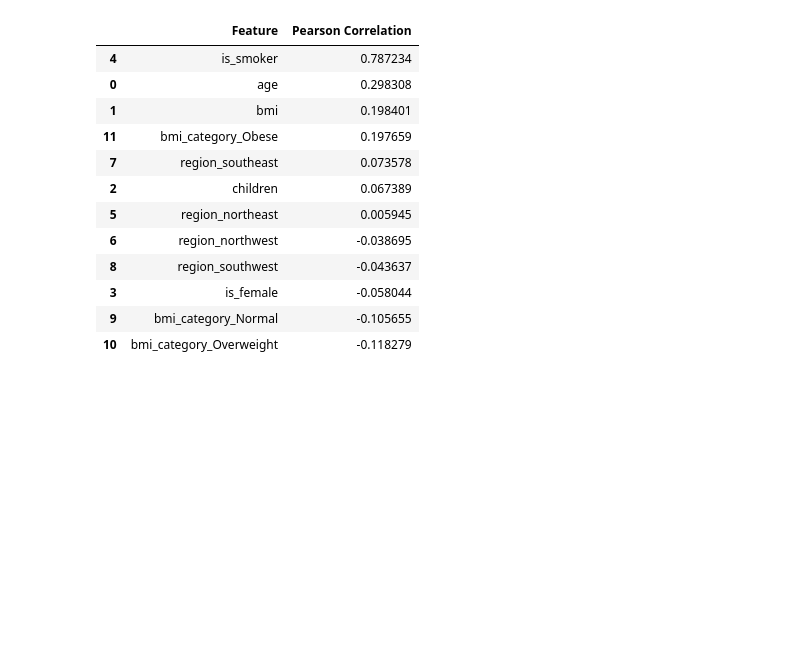
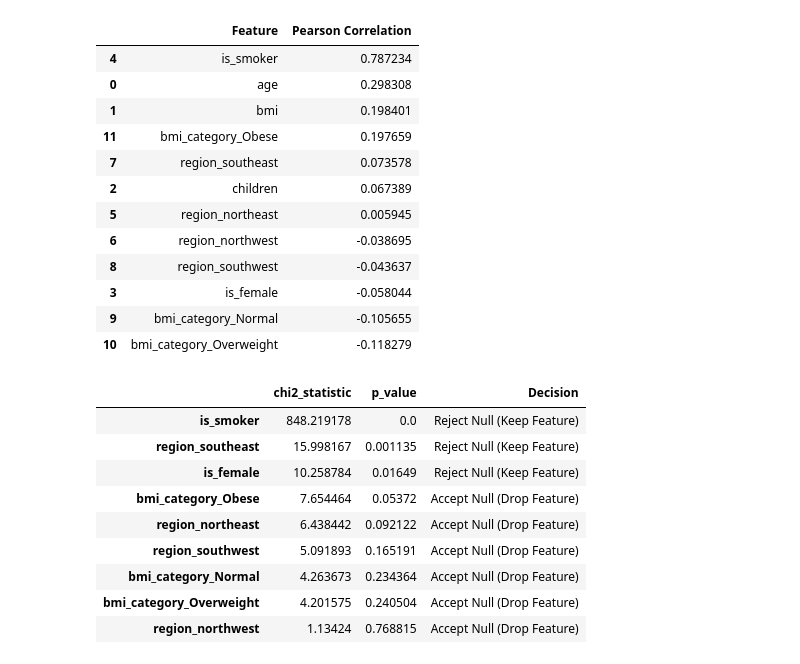
Before and after one commit to Zafar-Ashfak/Machine-Learning, a Jupyter notebook: eda.ipynb, the cells around one changed output. Saved outputs shown, nothing was run; the diff lists cells and outputs as text; code cells hidden in the pictures; blank space fills up the shorter version.

```diff
--- a/eda.ipynb
+++ b/eda.ipynb
@@ -429,0 +438,13 @@ chi2_result = {}
+# %%
+chi2_df
+# %% [output]
+|  | chi2_statistic | p_value | Decision |
+| is_smoker | 848.219178 | 0.0 | Reject Null (Keep Feature) |
+| region_southeast | 15.998167 | 0.001135 | Reject Null (Keep Feature) |
+| is_female | 10.258784 | 0.01649 | Reject Null (Keep Feature) |
+| bmi_category_Obese | 7.654464 | 0.05372 | Accept Null (Drop Feature) |
+| region_northeast | 6.438442 | 0.092122 | Accept Null (Drop Feature) |
+| region_southwest | 5.091893 | 0.165191 | Accept Null (Drop Feature) |
+| bmi_category_Normal | 4.263673 | 0.234364 | Accept Null (Drop Feature) |
+| bmi_category_Overweight | 4.201575 | 0.240504 | Accept Null (Drop Feature) |
+| region_northwest | 1.13424 | 0.768815 | Accept Null (Drop Feature) |
```
Also changed, not shown: parts of 2 cells of this notebook.
